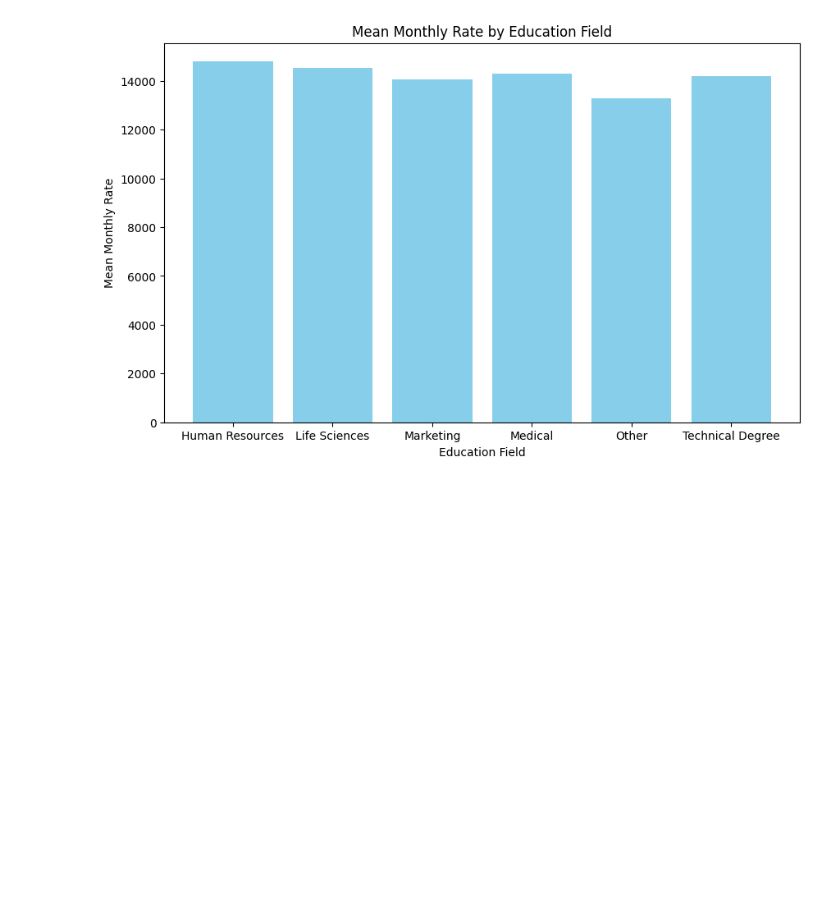
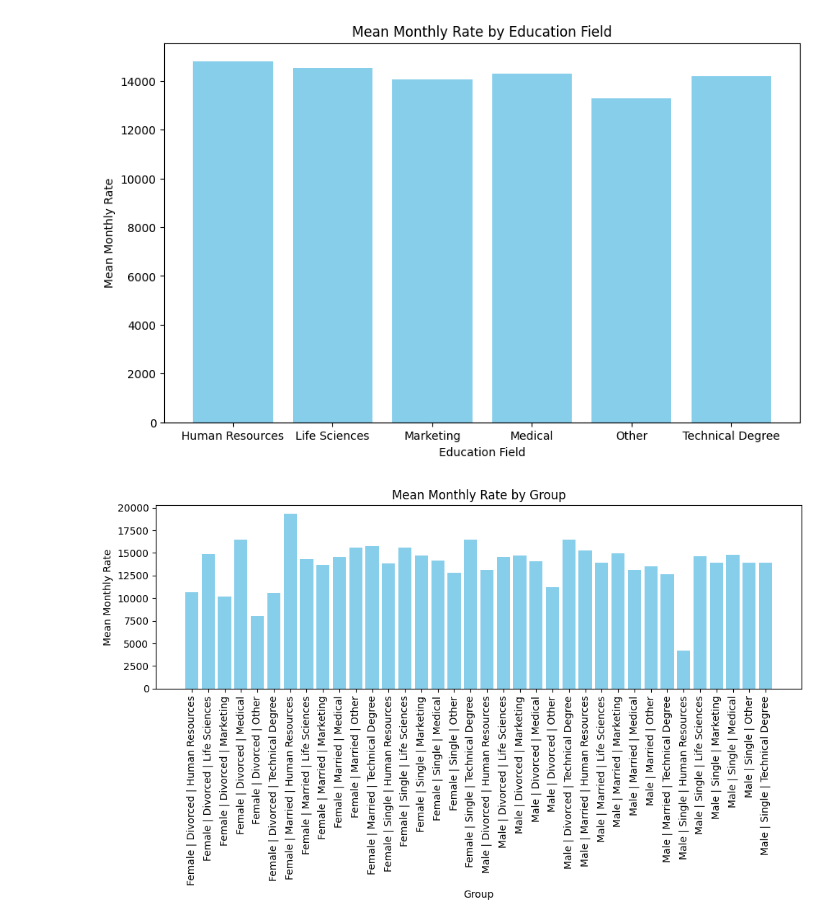
Before and after one commit to thhanabun/CPE232-Lab, a Jupyter notebook: w2/hw/HW+2+-+Types+of+Data+(INTL).ipynb, the cells around one changed output. Cells and saved outputs as stored; diff of their text form; code cells hidden in the pictures; blank space fills up the shorter version.

```diff
--- a/w2/hw/HW+2+-+Types+of+Data+(INTL).ipynb
+++ b/w2/hw/HW+2+-+Types+of+Data+(INTL).ipynb
@@ -231,3 +231,9 @@ Average MonthlyRate by EducationField
 | Medical | 14295.056034 |
 | Other | 13270.780488 |
 | Technical Degree | 14210.363636 |
+# %%
+rate_df = df.groupby(["Gender","MaritalStatus","EducationField"]).agg({
+    "MonthlyRate" : "mean"
+})
+print("Average MonthlyRate each group")
+rate_df
@@ -265,3 +291,20 @@ plt.title('Mean Monthly Rate by Education Field')
 # %% [output]
 Text(0.5, 1.0, 'Mean Monthly Rate by Education Field')
 [figure]
+# %%
+plt.figure(figsize=(10, 6))
+
+labels = [" | ".join(idx) for idx in rate_df.index]
+
+plt.bar(labels, rate_df['MonthlyRate'], color='skyblue')
+
+plt.xlabel('Group')
+plt.ylabel('Mean Monthly Rate')
+plt.title('Mean Monthly Rate by Group')
+
+plt.xticks(rotation=90)
+
+plt.tight_layout()
+plt.show()
+# %% [output]
+[figure, added]
```
Also changed, not shown: parts of 1 cell of this notebook, 2 other files.
